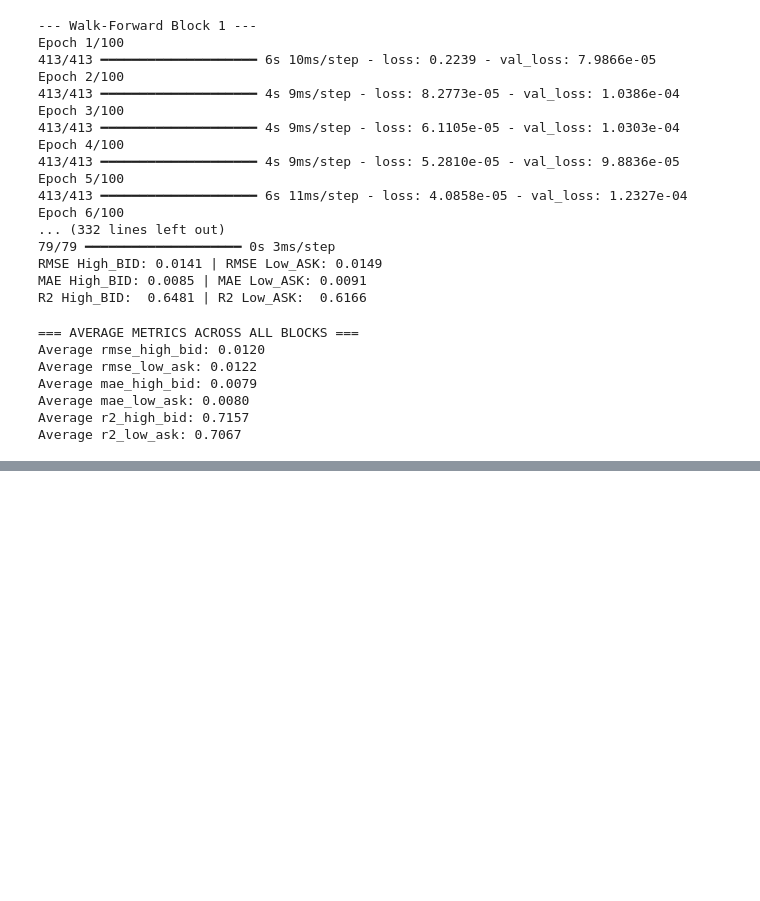
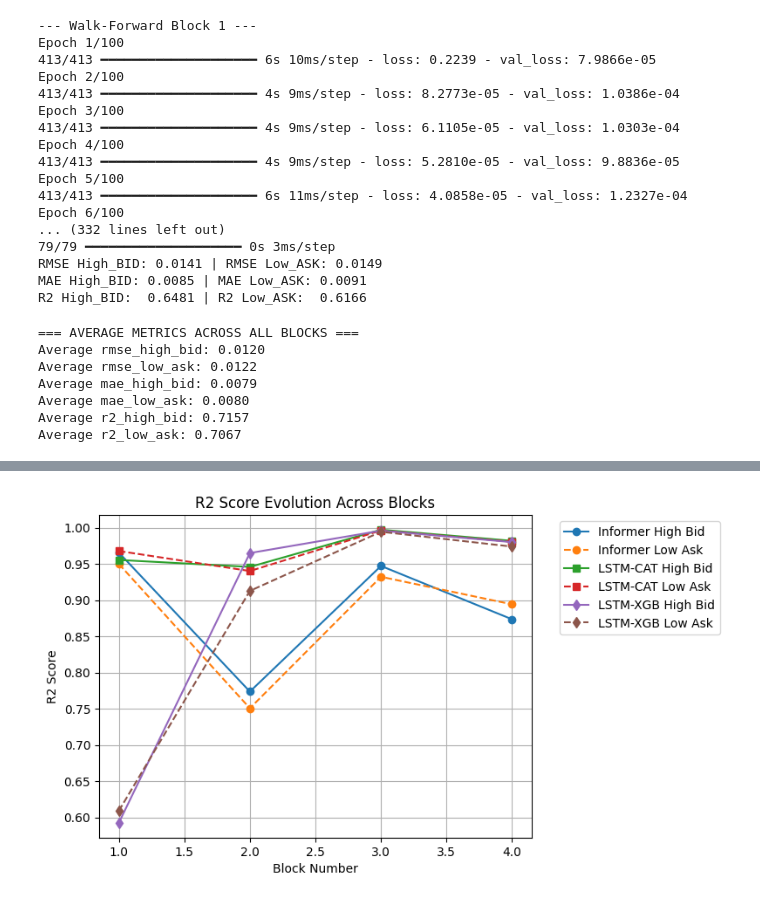
Before and after one commit to mohammadjaber1mj/Dissertation, a Jupyter notebook: PGMP_main.ipynb, the cells around one changed output, grey strips where cells are left out. Cells and saved outputs as stored; diff of their text form; code cells hidden in the pictures; blank space fills up the shorter version.

```diff
--- a/PGMP_main.ipynb
+++ b/PGMP_main.ipynb
@@ -2521,5 +2405,5 @@ print('inputs 3D tensor size:', data_in.shape, '\noutputs 2D vector size:', data
 # %%
-train_size, test_size = 16500, 2500
+train_size, test_size = 10000, 2000
 # %%
 X_trains, X_tests, y_trains, y_tests = walk_forward_split(data_in, data_out, train_size, test_size)
 # %%
@@ -2655,3 +2632,6 @@ for metric, value in avg_results_next_15min_LSTM_CAT_15minDF.items():
 #
 # Informer model
 #
+# %%
+train_size, test_size = 8200, 1200
+number_of_blocks_for_informer_15minDF = walk_forward_split_for_informer(df_15min_informer, './walk_forward_data_split_informer_15minDF', train_size, test_size)
@@ -2668,8 +2659,8 @@ args.target = 'Low_ASK' # target feature in S or MS task
 args.freq = '15min' # freq for time features encoding, options:[s:secondly, t:minutely, h:hourly, d:daily, b:business days, w:weekly, m:monthly], you can also use more detailed freq like 15min or 3h
 args.checkpoints = './informer_checkpoints' # location of model checkpoints
 
-args.seq_len = 288 # input sequence length of Informer encoder
-args.label_len = 144 # start token length of Informer decoder
+args.seq_len = 96 # input sequence length of Informer encoder
+args.label_len = 48 # start token length of Informer decoder
 args.pred_len = 1 # prediction sequence length
 # Informer decoder input: concat[start token series(label_len), zero padding series(pred_len)]
 
@@ -2677,8 +2668,8 @@ args.enc_in = 18 # encoder input size
 args.dec_in = 18 # decoder input size
 args.c_out = 18 # output size
 args.factor = 5 # probsparse attn factor
-args.d_model = 256 # dimension of model
-args.n_heads = 8 # num of heads
+args.d_model = 512 # dimension of model
+args.n_heads = 4 # num of heads
 args.e_layers = 2 # num of encoder layers
 args.d_layers = 1 # num of decoder layers
 args.d_ff = 1024 # dimension of fcn in model
@@ -2700,7 +2691,7 @@ args.use_amp = False # whether to use automatic mixed precision training
 
 args.num_workers = 0
 args.itr = 1
-args.train_epochs = 10
+args.train_epochs = 15
 args.patience = 5
 args.des = 'exp'
 
@@ -2716,11 +2707,11 @@ results_next_15min_Informer_15minDF = []
 # %%
 results_dir = './results'
 
-for i in range(number_of_blocks_for_informer_15minDF):
-    args.data_path = f'walk_forward_data_split_informer_15minDF/walk_forward_block_{i}.csv'
+for i in range(number_of_blocks_for_informer_15minDF-1):
+    args.data_path = f'walk_forward_data_split_informer_15minDF/walk_forward_block_{i+1}.csv'
 
     setting = '{}_walk{}_ft{}_sl{}_ll{}_pl{}_dm{}_nh{}_el{}_dl{}_df{}_at{}_fc{}_eb{}_dt{}_mx{}_{}'.format(
-        args.model, i, args.features, args.seq_len, args.label_len, args.pred_len,
+        args.model, (i+1), args.features, args.seq_len, args.label_len, args.pred_len,
         args.d_model, args.n_heads, args.e_layers, args.d_layers, args.d_ff,
         args.attn, args.factor, args.embed, args.distil, args.mix, args.des)
 
@@ -2835,0 +2818,21 @@ plt.show()
+# %%
+# Prepare block-wise data
+blocks = np.arange(1, len(results_next_15min_Informer_15minDF)+1)
+
+# Plot R2 evolution
+plt.plot(blocks, [x['r2_high_bid'] for x in results_next_15min_Informer_15minDF], 'o-', label='Informer High Bid')
+plt.plot(blocks, [x['r2_low_ask'] for x in results_next_15min_Informer_15minDF], 'o--', label='Informer Low Ask')
+plt.plot(blocks, [x['r2_high_bid'] for x in results_next_15min_LSTM_CAT_15minDF], 's-', label='LSTM-CAT High Bid')
+plt.plot(blocks, [x['r2_low_ask'] for x in results_next_15min_LSTM_CAT_15minDF], 's--', label='LSTM-CAT Low Ask')
+plt.plot(blocks, [x['r2_high_bid'] for x in results_next_15min_LSTM_XGB_15minDF], 'd-', label='LSTM-XGB High Bid')
+plt.plot(blocks, [x['r2_low_ask'] for x in results_next_15min_LSTM_XGB_15minDF], 'd--', label='LSTM-XGB Low Ask')
+
+plt.title('R2 Score Evolution Across Blocks')
+plt.xlabel('Block Number')
+plt.ylabel('R2 Score')
+plt.legend(bbox_to_anchor=(1.05, 1), loc='upper left')
+plt.grid(True)
+
+plt.show()
+# %% [output]
+[figure, added]
```
Also changed, not shown: parts of 137 cells of this notebook, 53 other files.
